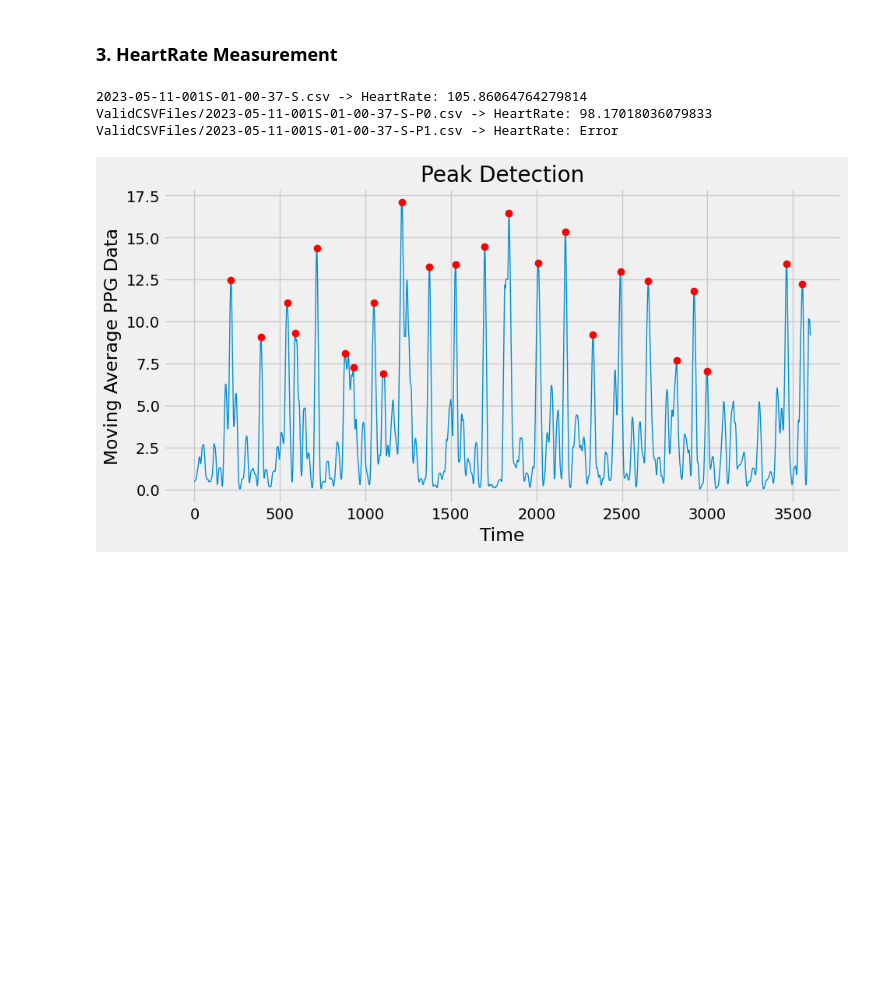
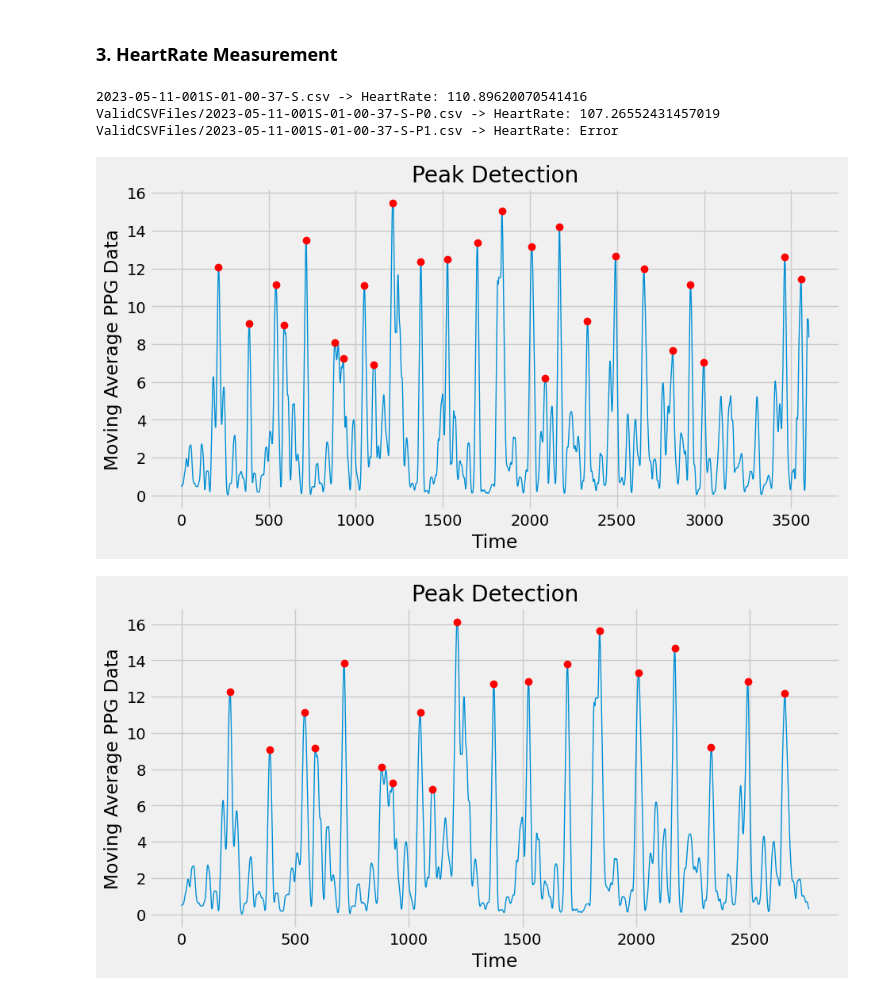
Before and after one commit to vyasdeep668/VitalTracer, a Jupyter notebook: 3_HR_Detection_Algorithm/VTDataAnalysis(new signals)/2023-05-11-001S-01-00-37-S/PPGDataAnalysis(2023-05-11-001S-01-00-37-S).ipynb, the cells around one changed output. Saved outputs shown, nothing was run; the diff lists cells and outputs as text; code cells hidden in the pictures; blank space fills up the shorter version.

Commit message:
1) HeartRateMEasurement Algorithm Changed 2) Motion Dectection Plots Added 3) Heart Rate Peak Detection plots added for each Valid CSV File(See ValidCSVFolder)

```diff
--- a/3_HR_Detection_Algorithm/VTDataAnalysis(new signals)/2023-05-11-001S-01-00-37-S/PPGDataAnalysis(2023-05-11-001S-01-00-37-S).ipynb
+++ b/3_HR_Detection_Algorithm/VTDataAnalysis(new signals)/2023-05-11-001S-01-00-37-S/PPGDataAnalysis(2023-05-11-001S-01-00-37-S).ipynb
@@ -445,16 +445,17 @@ def measureHeartRate(ppg_data_csv_file_path, plot_save = False, no_skip_rows=0):
 
     ### Step4: Removing Abnormalities
     #----------------------------------------------
-    ppg_data_mean = np.mean(ppg_data[channel])
-    ppg_data_std = np.std(ppg_data[channel])
+    for i in range(2):
+        ppg_data_mean = np.mean(ppg_data[channel])
+        ppg_data_std = np.std(ppg_data[channel])
 
-    # print(ppg_data_mean)
-    # print(ppg_data_std)
+        # print(ppg_data_mean)
+        # print(ppg_data_std)
 
-    threshold = ppg_data_mean + 2 * ppg_data_std  # set the threshold as 2 times the standard deviation above the mean
-    # print(threshold)
+        threshold = ppg_data_mean + 2 * ppg_data_std  # set the threshold as 2 times the standard deviation above the mean
+        # print(threshold)
 
-    ppg_data[channel] = ppg_data[channel].apply(lambda x: x if abs(x) <= threshold else threshold)
+        ppg_data[channel] = ppg_data[channel].apply(lambda x: x if abs(x) <= threshold else threshold)
 
     ### Step5: Square the differentiated  signal.
     #----------------------------------------------
@@ -527,34 +528,35 @@ def measureHeartRate(ppg_data_csv_file_path, plot_save = False, no_skip_rows=0):
     # print("MAX_NO_OF_PEAKS_THRESHOLD = ", MAX_NO_OF_PEAKS_THRESHOLD)
 
     TOTAL_PEAKS_DETECTED = len(ppg_peaks_refined)
     # print("TOTAL_PEAKS_DETECTED = ", TOTAL_PEAKS_DETECTED)
 
     if (TOTAL_PEAKS_DETECTED < MIN_NO_OF_PEAKS_THRESHOLD) or (TOTAL_PEAKS_DETECTED > MAX_NO_OF_PEAKS_THRESHOLD)  or (max_samples < 400):
         return "Error"
         # print("Heart rate for file sample_ppg.csv: Error")
     else:
         # Compute the inter-beat interval (IBI) and heart rate (HR) from the peak locations
         ibi = np.diff(ppg_peaks_refined) / fs  # IBI in seconds
         hr = 60 / ibi  # HR in bpm
 
         mean_hr = np.mean(hr)
         # Output the heart rate measurement
         return mean_hr
         # print("Heart rate for file sample_ppg.csv:", np.mean(hr), "bpm")
 
 #Measure Heart Rate For Raw CSV File.
 hr = measureHeartRate(CSV_FILE_PATH, plot_save = True, no_skip_rows=15)
 print(f"{CSV_FILE_PATH} -> HeartRate: {hr}")
 # Measaure Heart Rate For All Valid CSV Files
 for valid_csv_file in valid_csv_files:
     try:
-        hr = measureHeartRate(valid_csv_file)
+        hr = measureHeartRate(valid_csv_file, plot_save=True)
     except:
         hr = "Error"
     print(f"{valid_csv_file} -> HeartRate: {hr}")
 # print("HeartRate: ", measureHeartRate('2023-05-10-001S-22-05-32-S.csv'))
 # %% [output]
-2023-05-11-001S-01-00-37-S.csv -> HeartRate: 105.86064764279814
-ValidCSVFiles/2023-05-11-001S-01-00-37-S-P0.csv -> HeartRate: 98.17018036079833
+2023-05-11-001S-01-00-37-S.csv -> HeartRate: 110.89620070541416
+ValidCSVFiles/2023-05-11-001S-01-00-37-S-P0.csv -> HeartRate: 107.26552431457019
 ValidCSVFiles/2023-05-11-001S-01-00-37-S-P1.csv -> HeartRate: Error
-[figure, old version]
+[figure, new version]
+[figure, added]
```
Also changed, not shown: parts of 1 cell of this notebook, 46 other files.
